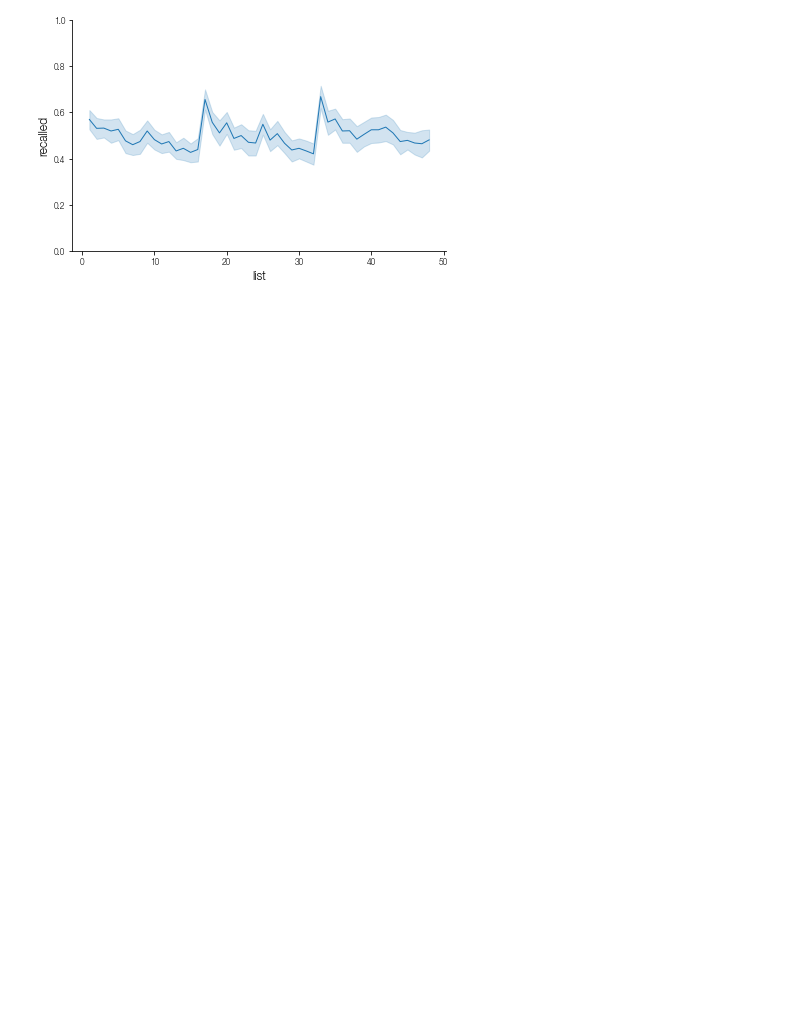
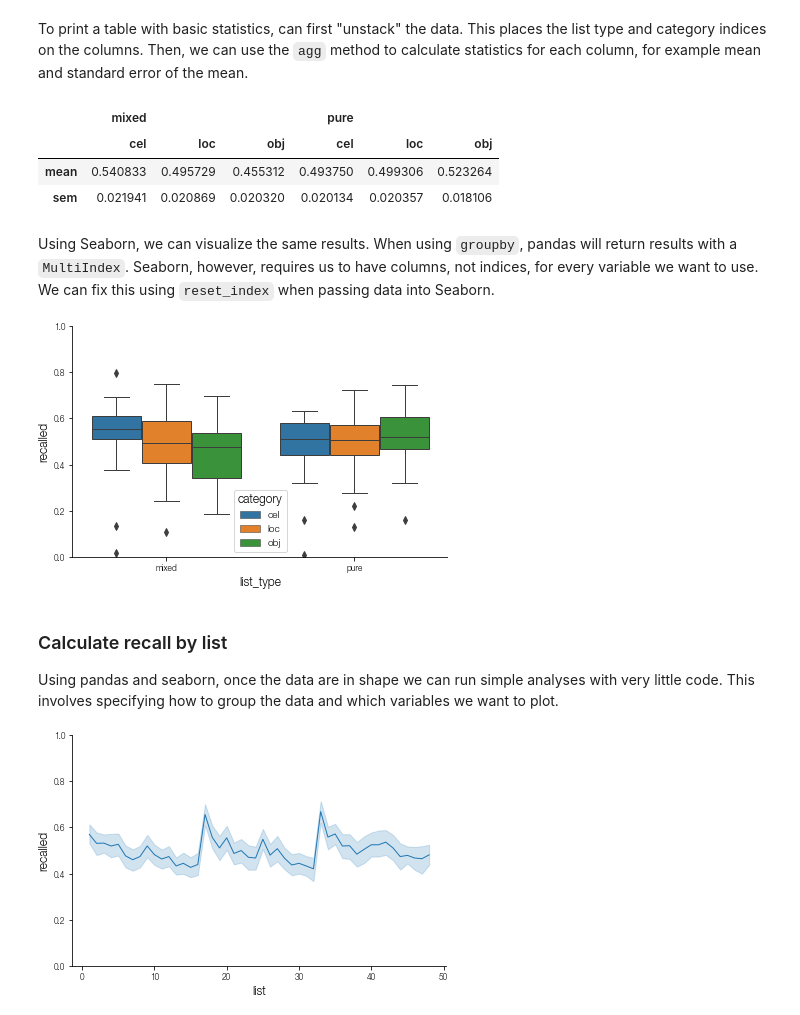
Before and after one commit to mortonne/psifr, a Jupyter notebook: jupyter/test_fr_raw.ipynb, the cells around one changed output. Drawn from its saved outputs; the diff is of its cells as text; code cells hidden in the pictures; blank space fills up the shorter version.

Commit message:
draft of basic demo notebook

```diff
--- a/jupyter/test_fr_raw.ipynb
+++ b/jupyter/test_fr_raw.ipynb
@@ -96 +104,22 @@ clean
+# %% [markdown]
+To print a table with basic statistics, can first "unstack" the data. This places the list type and category indices on the columns. Then, we can use the `agg` method to calculate statistics for each column, for example mean and standard error of the mean.
+# %%
+perf.unstack('list_type').unstack('category').agg(['mean', 'sem'])
+# %% [output]
+|  | mixed |  |  | pure |  |  |
+|  | cel | loc | obj | cel | loc | obj |
+| mean | 0.540833 | 0.495729 | 0.455312 | 0.493750 | 0.499306 | 0.523264 |
+| sem | 0.021941 | 0.020869 | 0.020320 | 0.020134 | 0.020357 | 0.018106 |
+# %% [markdown]
+Using Seaborn, we can visualize the same results. When using `groupby`, pandas will return results with a `MultiIndex`. Seaborn, however, requires us to have columns, not indices, for every variable we want to use. We can fix this using `reset_index` when passing data into Seaborn.
+# %%
+g = sns.boxplot(x='list_type', y='recalled', hue='category', dodge=True,
+                data=perf.reset_index())
+g.set_ylim(0, 1);
+# %% [output]
+[figure, added]
+# %% [markdown]
+### Calculate recall by list
+
+Using pandas and seaborn, once the data are in shape we can run simple analyses with very little code. This involves specifying how to group the data and which variables we want to plot.
 # %%
```
Also changed, not shown: parts of 25 cells of this notebook.
